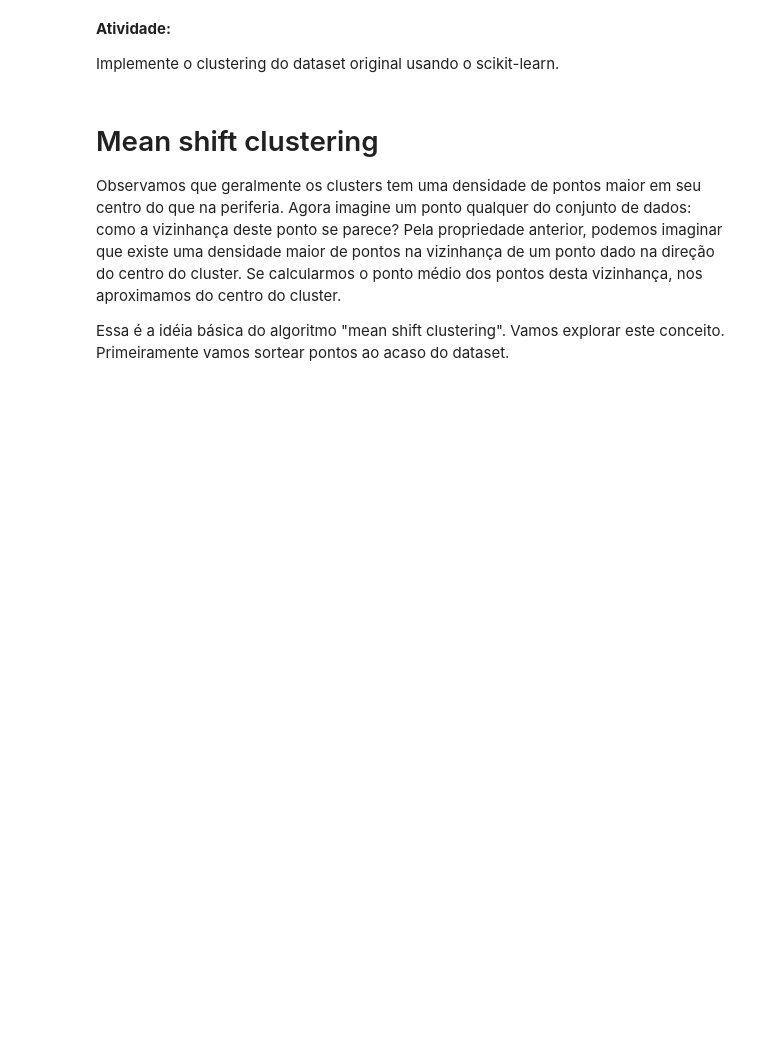
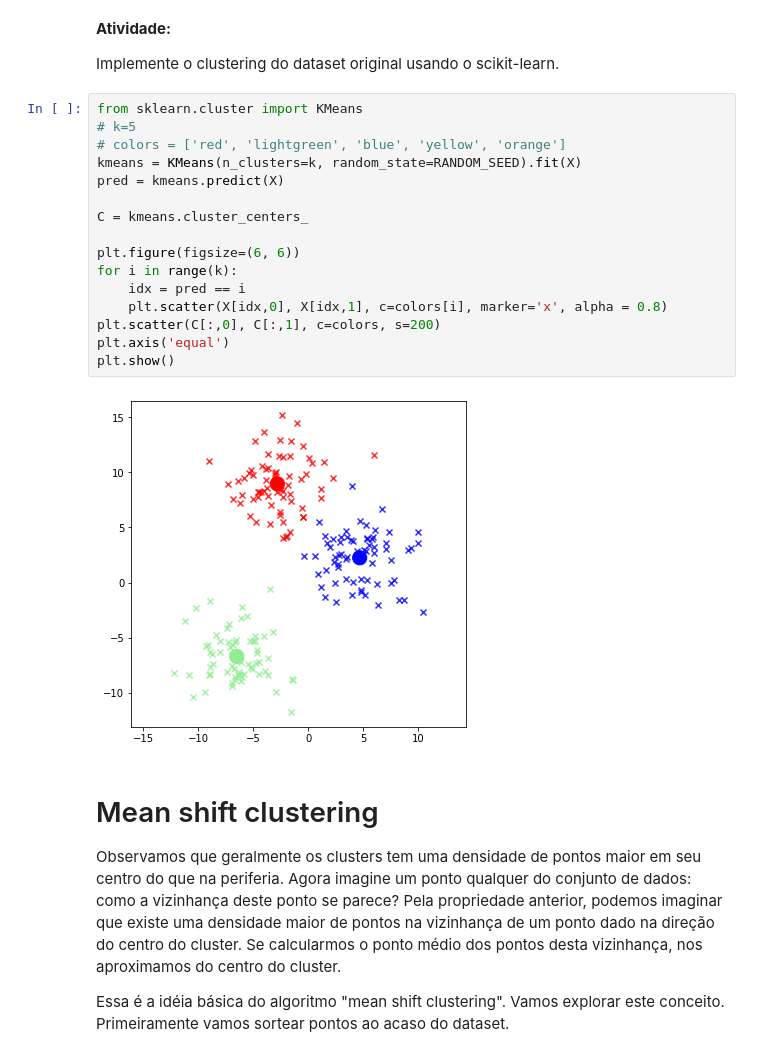
Before and after one commit to Pellizzon/MachineLearning, a Jupyter notebook: Aula14/Aula_14.ipynb, the cells around one changed output. Cells and saved outputs as stored; diff of their text form; blank space fills up the shorter version.

```diff
--- a/Aula14/Aula_14.ipynb
+++ b/Aula14/Aula_14.ipynb
@@ -211,6 +234,24 @@ plt.show()
 **Atividade:**
 
 Implemente o clustering do dataset original usando o scikit-learn.
+# %%
+from sklearn.cluster import KMeans
+# k=5
+# colors = ['red', 'lightgreen', 'blue', 'yellow', 'orange']
+kmeans = KMeans(n_clusters=k, random_state=RANDOM_SEED).fit(X)
+pred = kmeans.predict(X)
+
+C = kmeans.cluster_centers_
+
+plt.figure(figsize=(6, 6))
+for i in range(k):
+    idx = pred == i
+    plt.scatter(X[idx,0], X[idx,1], c=colors[i], marker='x', alpha = 0.8)
+plt.scatter(C[:,0], C[:,1], c=colors, s=200)
+plt.axis('equal')
+plt.show()
+# %% [output]
+[figure, added]
 # %% [markdown]
 # Mean shift clustering
 
```
Also changed, not shown: parts of 10 cells of this notebook.
